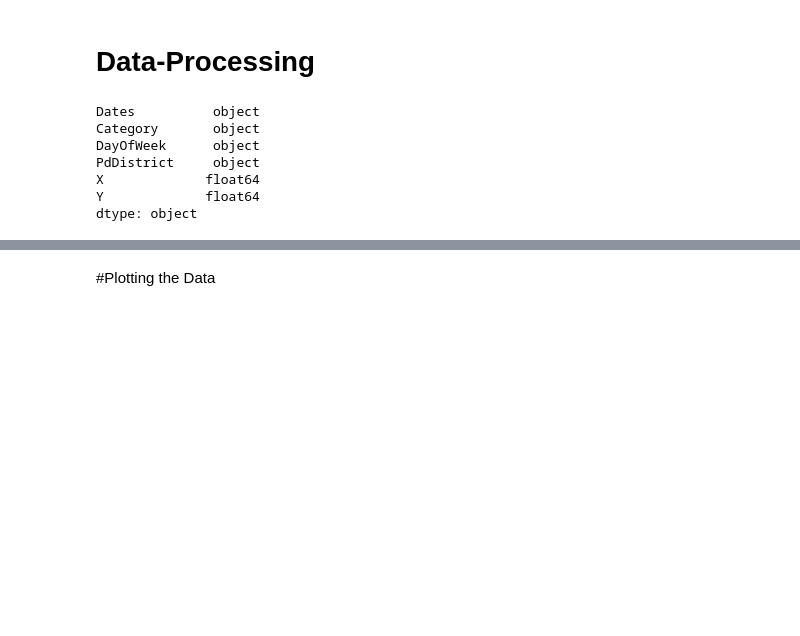
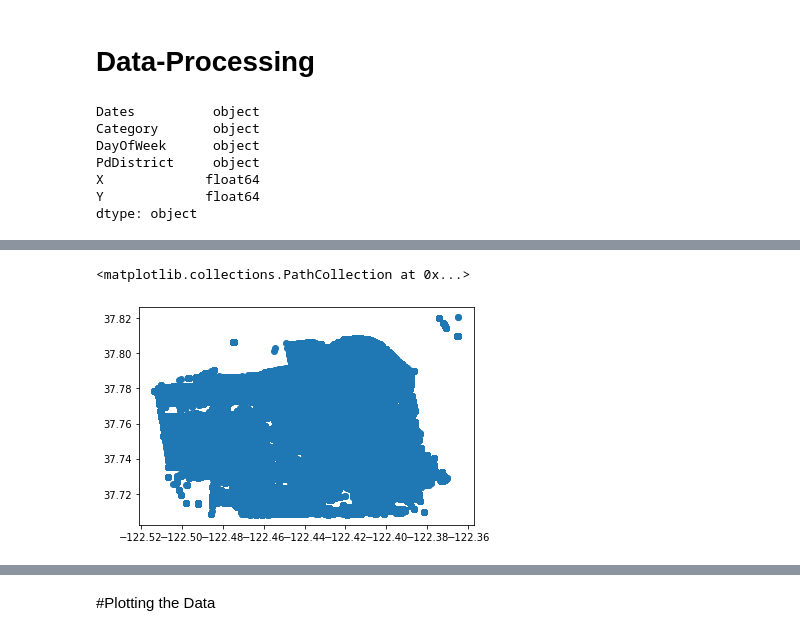
Before and after one commit to Pink-Raccoon/MLDM_KaggleProjekt, a Jupyter notebook: KaggleMiniprojekt.ipynb, the cells around one changed output, grey strips where cells are left out. Drawn from its saved outputs; the diff is of its cells as text; code cells hidden in the pictures; blank space fills up the shorter version.

```diff
--- a/KaggleMiniprojekt.ipynb
+++ b/KaggleMiniprojekt.ipynb
@@ -57,10 +74,11 @@ train_data = train_data.drop(columns=['Dates'])
 train_data.dropna(inplace=True)
 # %%
 date = pd.to_datetime(test_data['Dates'])
+test_data = test_data.drop(columns=['DayOfWeek'])
+test_data = test_data.drop(columns=['Dates'])
 test_data["Year"] = date.dt.year
 test_data["Month"] = date.dt.month
 test_data["Day"] = date.dt.day
 test_data["Hour"] = date.dt.hour
-test_data["Minute"] = date.dt.minute
-test_data = test_data.drop(columns=['Dates'])
+test_data["DayOfWeek"] = date.dt.weekday  #monday = 0, tuesday = 1, ...
 test_data.dropna(inplace=True)
@@ -66,0 +121,5 @@ test_data.dropna(inplace=True)
+# %%
+plt.scatter(test_data.X, test_data.Y)
+# %% [output]
+<matplotlib.collections.PathCollection at 0x...>
+[figure, added]
```
Also changed, not shown: parts of 34 cells of this notebook.
